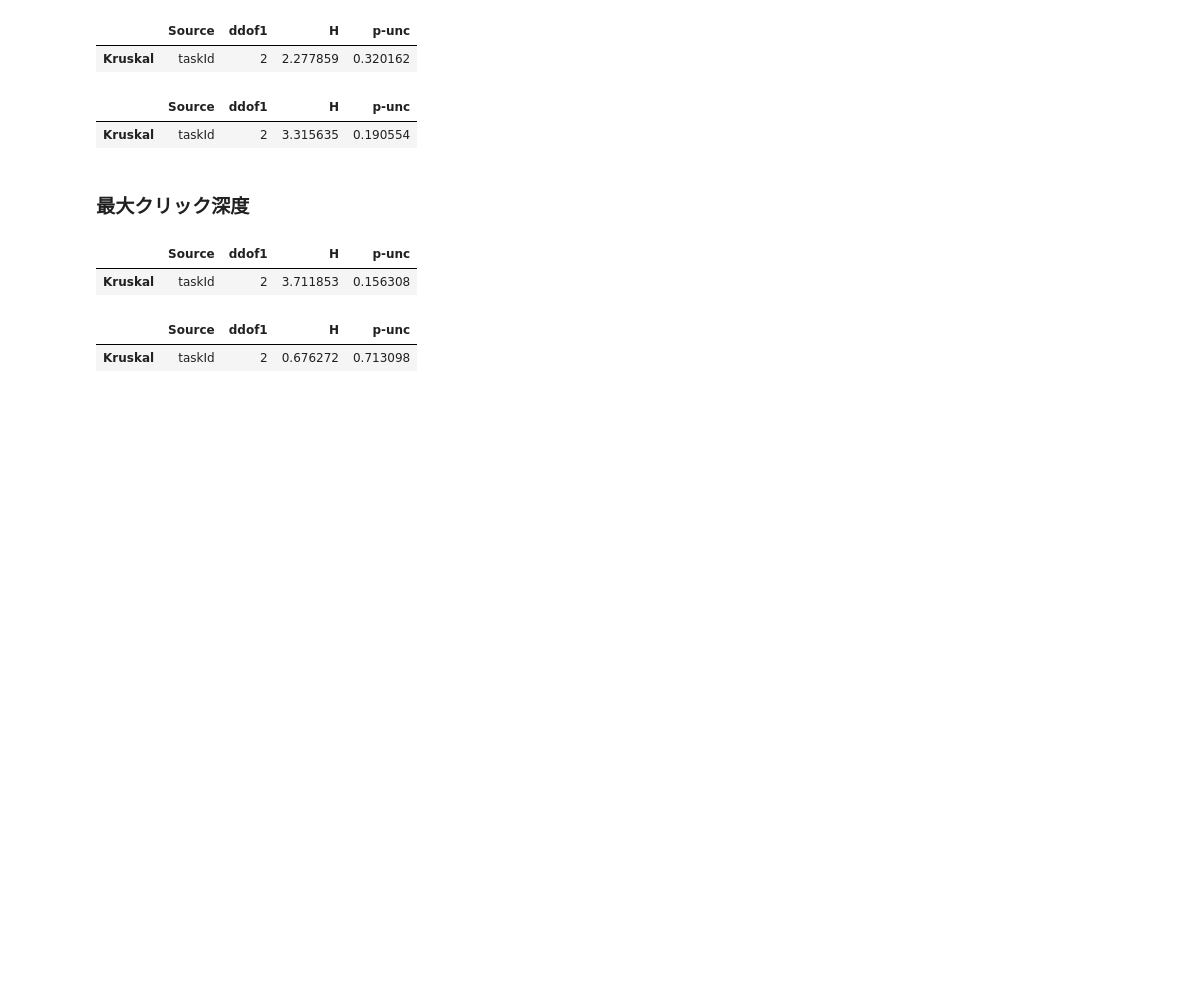
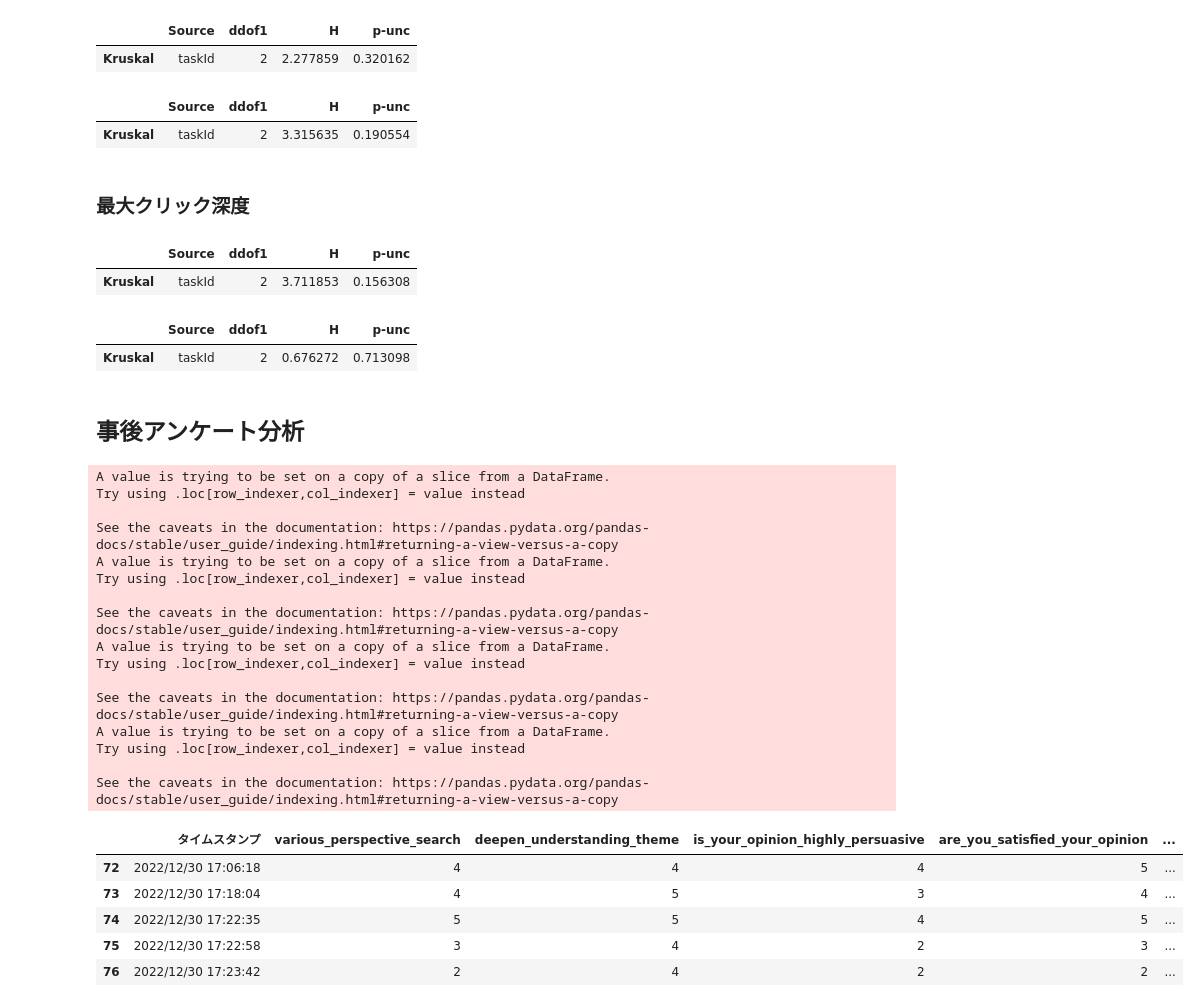
Before and after one commit to oxyu8/q-analysis, a Jupyter notebook: main.ipynb, the cells around one changed output. Drawn from its saved outputs; the diff is of its cells as text; code cells hidden in the pictures; blank space fills up the shorter version.

```diff
--- a/main.ipynb
+++ b/main.ipynb
@@ -836,3 +832,5 @@ if int(anova_result['p-unc'] < 0.05):
 | Kruskal | taskId | 2 | 3.711853 | 0.156308 |
 |  | Source | ddof1 | H | p-unc |
 | Kruskal | taskId | 2 | 0.676272 | 0.713098 |
+# %% [markdown]
+## 事後アンケート分析
@@ -838,0 +907,66 @@ if int(anova_result['p-unc'] < 0.05):
+# %%
+# taskIdカラムを追加
+questionnaire_air_pollution_question_ui_df['taskId'] = 'AIRPOLLUTION_WITH_QUESTIONUI'
+questionnaire_vietnam_question_ui_df['taskId'] = 'VIETNAMTRIP_WITH_QUESTIONUI'
+
+not_question_ui_users = get_dataframe_from_db(
+    'select * from users;', DB_CONFIG)
+not_question_ui_users_df = get_dataframe_without_invalid_user(
+    not_question_ui_users, valid_user_crowdIds)
+
+# perspectiveUI群の事後アンケートdataframeにtaskIdを追加
+# 大気汚染
+air_pollution_perspective_ui_users_df = not_question_ui_users_df.query(
+    'taskId == "AIRPOLLUTION_WITH_QUERYUI"')
+air_pollution_perspective_ui_user_crowdIds = air_pollution_perspective_ui_users_df.crowdId.tolist()
+questionnaire_air_pollution_perspective_ui_df = questionnaire_perspective_ui_df[questionnaire_perspective_ui_df['crowdId'].isin(
+    air_pollution_perspective_ui_user_crowdIds)]
+questionnaire_air_pollution_perspective_ui_df['taskId'] = 'AIRPOLLUTION_WITH_QUERYUI'
+# ベトナム旅行
+vietnam_perspective_ui_users_df = not_question_ui_users_df.query(
+    'taskId == "VIETNAMTRIP_WITH_QUERYUI"')
+vietnam_perspective_ui_user_crowdIds = vietnam_perspective_ui_users_df.crowdId.tolist()
+questionnaire_vietnam_perspective_ui_df = questionnaire_perspective_ui_df[questionnaire_perspective_ui_df['crowdId'].isin(
+    vietnam_perspective_ui_user_crowdIds)]
+questionnaire_vietnam_perspective_ui_df['taskId'] = 'VIETNAMTRIP_WITH_QUERYUI'
+
+# nonUI群の事後アンケートdataframeにtaskIdを追加
+# 大気汚染
+air_pollution_non_ui_users_df = not_question_ui_users_df.query(
+    'taskId == "AIRPOLLUTION_WITH_NONUI"'
+)
+air_pollution_non_ui_user_crowdIds = air_pollution_non_ui_users_df.crowdId.tolist()
+questionnaire_air_pollution_non_ui_df = questionnaire_non_ui_df[questionnaire_non_ui_df['crowdId'].isin(
+    air_pollution_non_ui_user_crowdIds)]
+questionnaire_air_pollution_non_ui_df['taskId'] = 'AIRPOLLUTION_WITH_NONUI'
+# ベトナム旅行
+vietnam_non_ui_users_df = not_question_ui_users_df.query(
+    'taskId == "VIETNAMTRIP_WITH_NONUI"'
+)
+vietnam_non_ui_user_crowdIds = vietnam_non_ui_users_df.crowdId.tolist()
+questionnaire_vietnam_non_ui_df = questionnaire_non_ui_df[questionnaire_non_ui_df['crowdId'].isin(
+    vietnam_non_ui_user_crowdIds)]
+questionnaire_vietnam_non_ui_df['taskId'] = 'VIETNAMTRIP_WITH_NONUI'
+# %% [output]
+A value is trying to be set on a copy of a slice from a DataFrame.
+Try using .loc[row_indexer,col_indexer] = value instead
+
+See the caveats in the documentation: https://pandas.pydata.org/pandas-docs/stable/user_guide/indexing.html#returning-a-view-versus-a-copy
+A value is trying to be set on a copy of a slice from a DataFrame.
+Try using .loc[row_indexer,col_indexer] = value instead
+
+See the caveats in the documentation: https://pandas.pydata.org/pandas-docs/stable/user_guide/indexing.html#returning-a-view-versus-a-copy
+A value is trying to be set on a copy of a slice from a DataFrame.
+Try using .loc[row_indexer,col_indexer] = value instead
+
+See the caveats in the documentation: https://pandas.pydata.org/pandas-docs/stable/user_guide/indexing.html#returning-a-view-versus-a-copy
+A value is trying to be set on a copy of a slice from a DataFrame.
+Try using .loc[row_indexer,col_indexer] = value instead
+
+See the caveats in the documentation: https://pandas.pydata.org/pandas-docs/stable/user_guide/indexing.html#returning-a-view-versus-a-copy
+|  | タイムスタンプ | various_perspective_search | deepen_understanding_theme | is_your_opinion_highly_persuasive | are_you_satisfied_your_opinion | ... |
+| 72 | 2022/12/30 17:06:18 | 4 | 4 | 4 | 5 | ... |
+| 73 | 2022/12/30 17:18:04 | 4 | 5 | 3 | 4 | ... |
+| 74 | 2022/12/30 17:22:35 | 5 | 5 | 4 | 5 | ... |
+| 75 | 2022/12/30 17:22:58 | 3 | 4 | 2 | 3 | ... |
+| 76 | 2022/12/30 17:23:42 | 2 | 4 | 2 | 2 | ... |
```
Also changed, not shown: parts of 4 cells of this notebook.
